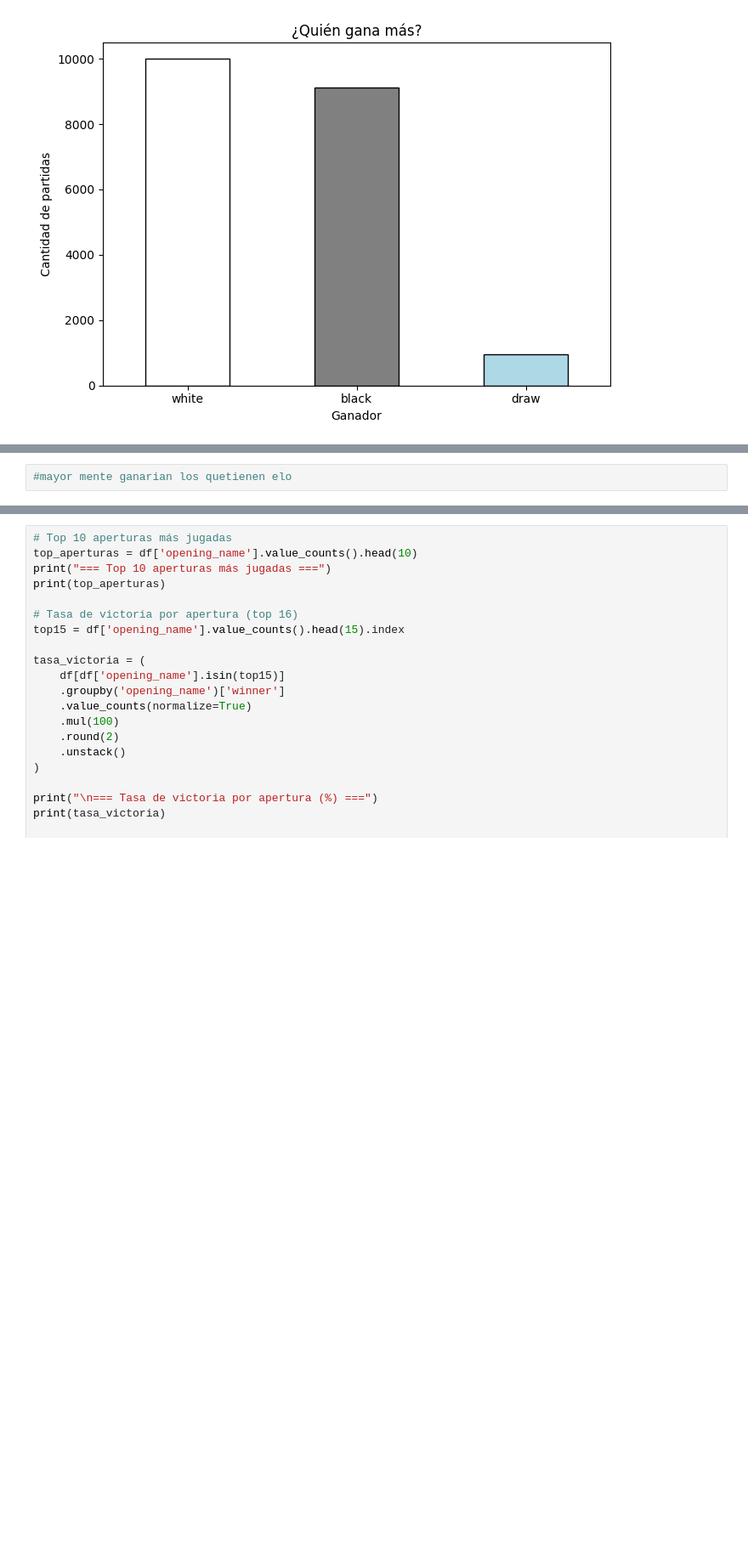
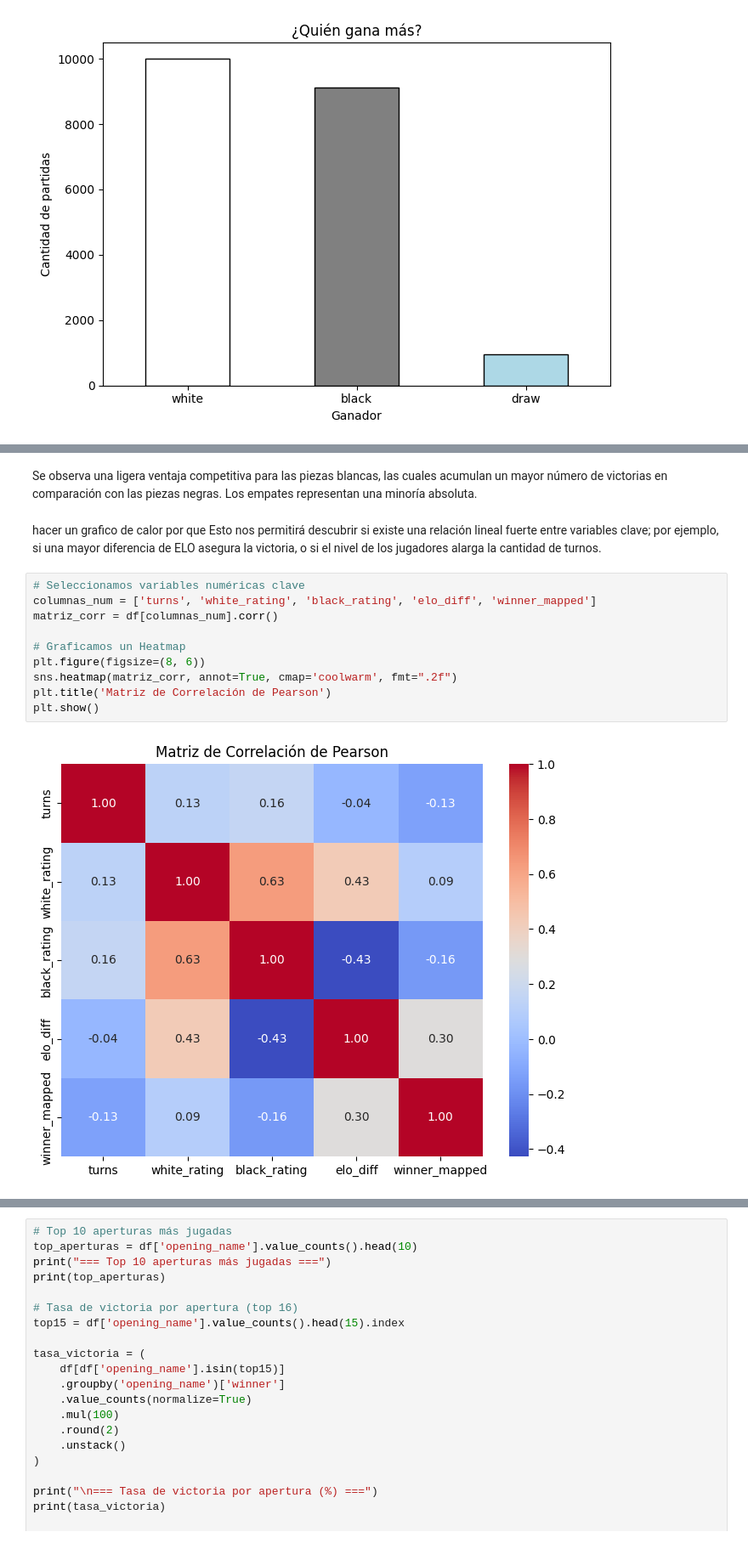
Before and after one commit to yisuznazi/juegosAjedrez, a Jupyter notebook: ajedrez.ipynb, the cells around one changed output, grey strips where cells are left out. Shown at 85% size. Cells and saved outputs as stored; diff of their text form; blank space fills up the shorter version.

```diff
--- a/ajedrez.ipynb
+++ b/ajedrez.ipynb
@@ -282,2 +244,16 @@ Name: proportion, dtype: float64
-# %%
-#mayor mente ganarian los quetienen elo
+# %% [markdown]
+Se observa una ligera ventaja competitiva para las piezas blancas, las cuales acumulan un mayor número de victorias en comparación con las piezas negras. Los empates representan una minoría absoluta.
+# %% [markdown]
+hacer un grafico de calor por que Esto nos permitirá descubrir si existe una relación lineal fuerte entre variables clave; por ejemplo, si una mayor diferencia de ELO asegura la victoria, o si el nivel de los jugadores alarga la cantidad de turnos.
+# %%
+# Seleccionamos variables numéricas clave
+columnas_num = ['turns', 'white_rating', 'black_rating', 'elo_diff', 'winner_mapped']
+matriz_corr = df[columnas_num].corr()
+
+# Graficamos un Heatmap
+plt.figure(figsize=(8, 6))
+sns.heatmap(matriz_corr, annot=True, cmap='coolwarm', fmt=".2f")
+plt.title('Matriz de Correlación de Pearson')
+plt.show()
+# %% [output]
+[figure, added]
```
Also changed, not shown: parts of 28 cells of this notebook.
